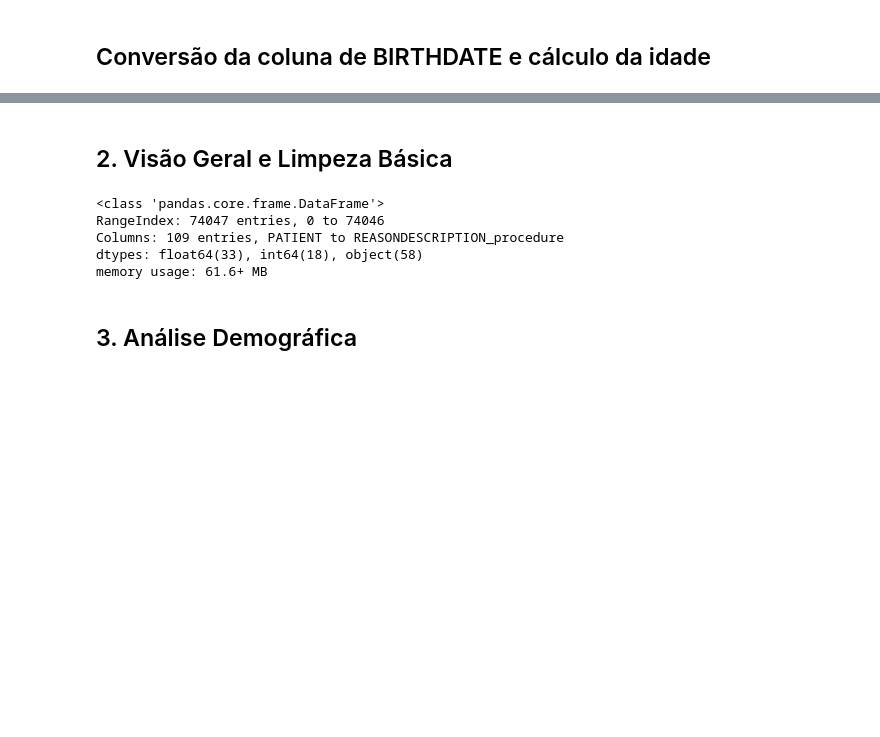
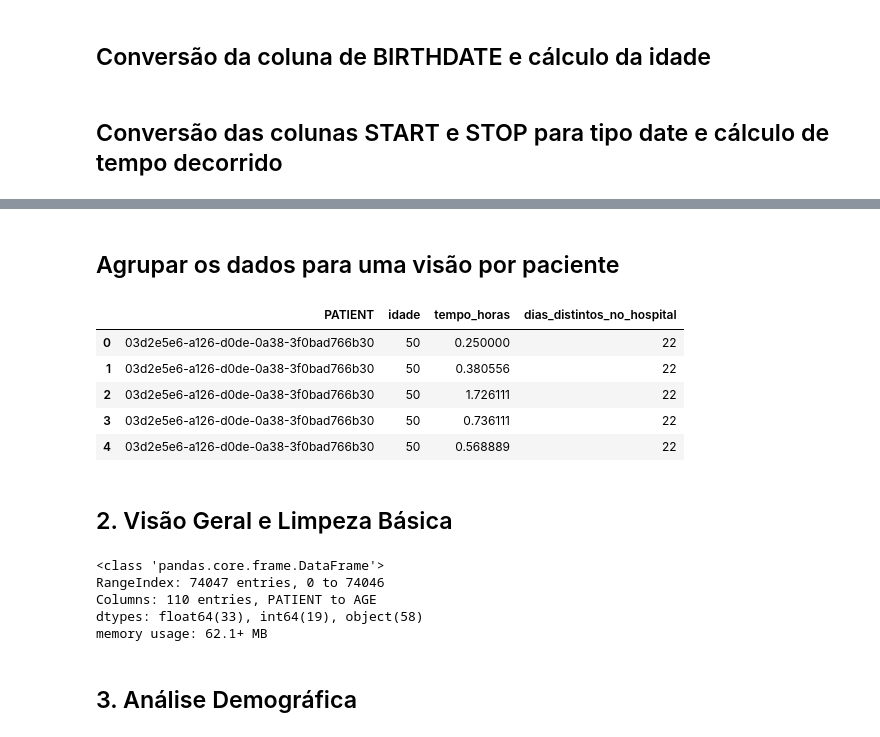
Before and after one commit to thiago2608santana/synthea-project, a Jupyter notebook: EDA_Synthea.ipynb, the cells around one changed output, grey strips where cells are left out. Cells and saved outputs as stored; diff of their text form; code cells hidden in the pictures; blank space fills up the shorter version.

Commit message:
Conversao de colunas de data para permitir calculos precisos. Agrupamento dos dados por paciente.

```diff
--- a/EDA_Synthea.ipynb
+++ b/EDA_Synthea.ipynb
@@ -49,6 +49,13 @@ Colunas: 109
 # %%
 df['BIRTHDATE'] = pd.to_datetime(df['BIRTHDATE']).dt.date
 df['AGE'] = df['BIRTHDATE'].apply(lambda x : round((datetime.date.today() - x).days/365))
+# %% [markdown]
+## Conversão das colunas START e STOP para tipo date e cálculo de tempo decorrido
+# %%
+df['START'] = pd.to_datetime(df['START'])
+df['STOP'] = pd.to_datetime(df['STOP'])
+df['TEMPO_DECORRIDO'] = df['STOP'] - df['START']
+df['TEMPO_HORAS'] = df['TEMPO_DECORRIDO'].dt.total_seconds() / 3600
 # %%
 df.head()
 # %% [output]
@@ -58,6 +65,26 @@ df.head()
 | 2 | f1aa52b9-aded-3188-9386-012244805ebf | 1989-06-20 | NaN | 999-96-7640 | S99993266 | X52137231X | Mr. | Maurice742 | Corey514 | Brekke496 | ... |
 | 3 | f1aa52b9-aded-3188-9386-012244805ebf | 1989-06-20 | NaN | 999-96-7640 | S99993266 | X52137231X | Mr. | Maurice742 | Corey514 | Brekke496 | ... |
 | 4 | f1aa52b9-aded-3188-9386-012244805ebf | 1989-06-20 | NaN | 999-96-7640 | S99993266 | X52137231X | Mr. | Maurice742 | Corey514 | Brekke496 | ... |
+# %% [markdown]
+## Agrupar os dados para uma visão por paciente
+# %%
+df_agrupado = df[['PATIENT', 'START', 'AGE', 'TEMPO_HORAS']].groupby(by=['PATIENT', pd.Grouper(key='START', freq='D')])\
+    .agg(idade=('AGE', 'first'), tempo_horas=('TEMPO_HORAS', 'sum'))\
+    .reset_index()\
+    .drop('START', axis=1)
+
+df_dias_hospital = df_agrupado.groupby('PATIENT').agg(dias_distintos_no_hospital=('idade', 'count')).reset_index().copy()
+
+df_agrupado = df_agrupado.merge(df_dias_hospital, on='PATIENT', how='left').copy()
+
+df_agrupado.head()
+# %% [output]
+|  | PATIENT | idade | tempo_horas | dias_distintos_no_hospital |
+| 0 | 03d2e5e6-a126-d0de-0a38-3f0bad766b30 | 50 | 0.250000 | 22 |
+| 1 | 03d2e5e6-a126-d0de-0a38-3f0bad766b30 | 50 | 0.380556 | 22 |
+| 2 | 03d2e5e6-a126-d0de-0a38-3f0bad766b30 | 50 | 1.726111 | 22 |
+| 3 | 03d2e5e6-a126-d0de-0a38-3f0bad766b30 | 50 | 0.736111 | 22 |
+| 4 | 03d2e5e6-a126-d0de-0a38-3f0bad766b30 | 50 | 0.568889 | 22 |
 # %% [markdown]
 ## 2. Visão Geral e Limpeza Básica
 # %%
@@ -66,9 +93,9 @@ df.info(max_cols=20)  # Limitado para visualização
 # %% [output]
 <class 'pandas.core.frame.DataFrame'>
 RangeIndex: 74047 entries, 0 to 74046
-Columns: 109 entries, PATIENT to REASONDESCRIPTION_procedure
-dtypes: float64(33), int64(18), object(58)
-memory usage: 61.6+ MB
+Columns: 110 entries, PATIENT to AGE
+dtypes: float64(33), int64(19), object(58)
+memory usage: 62.1+ MB
 # %% [markdown]
 ## 3. Análise Demográfica
 # %%
```
